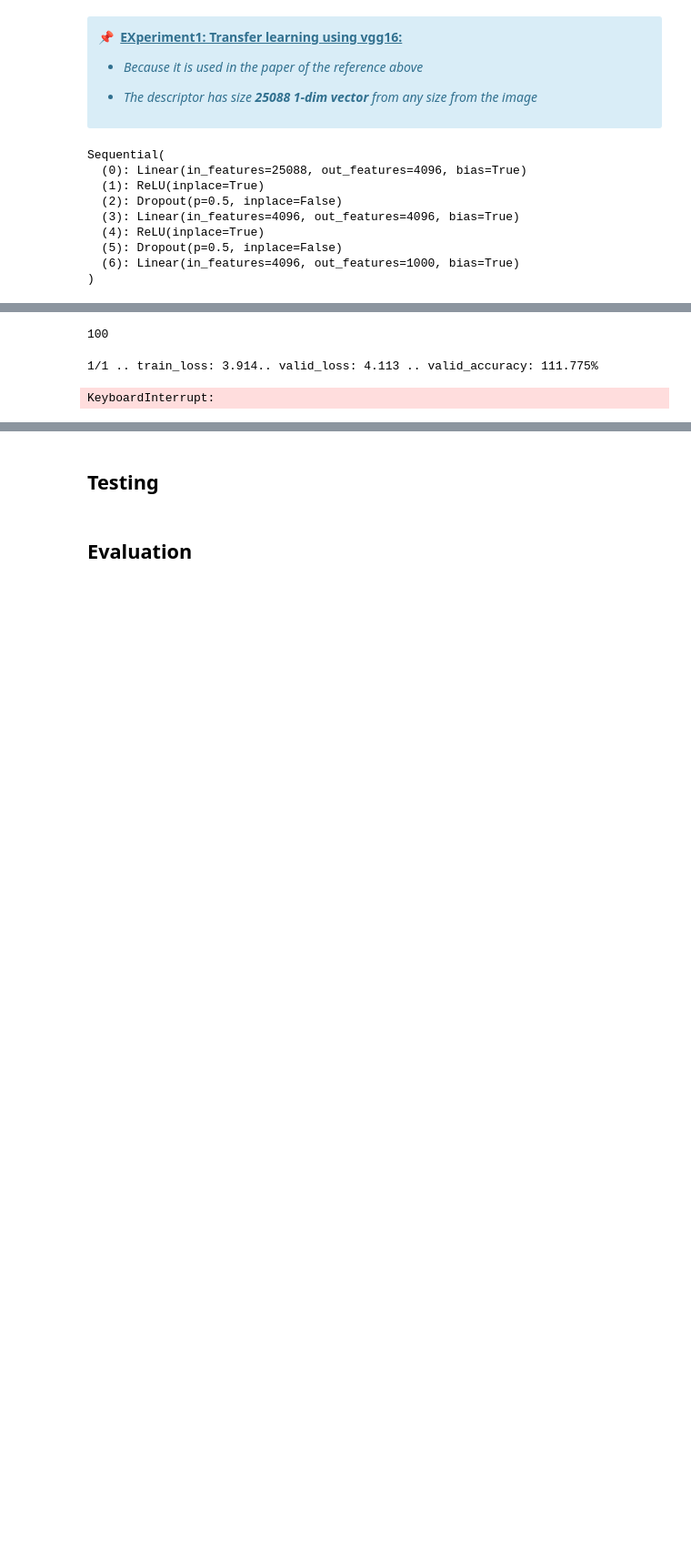
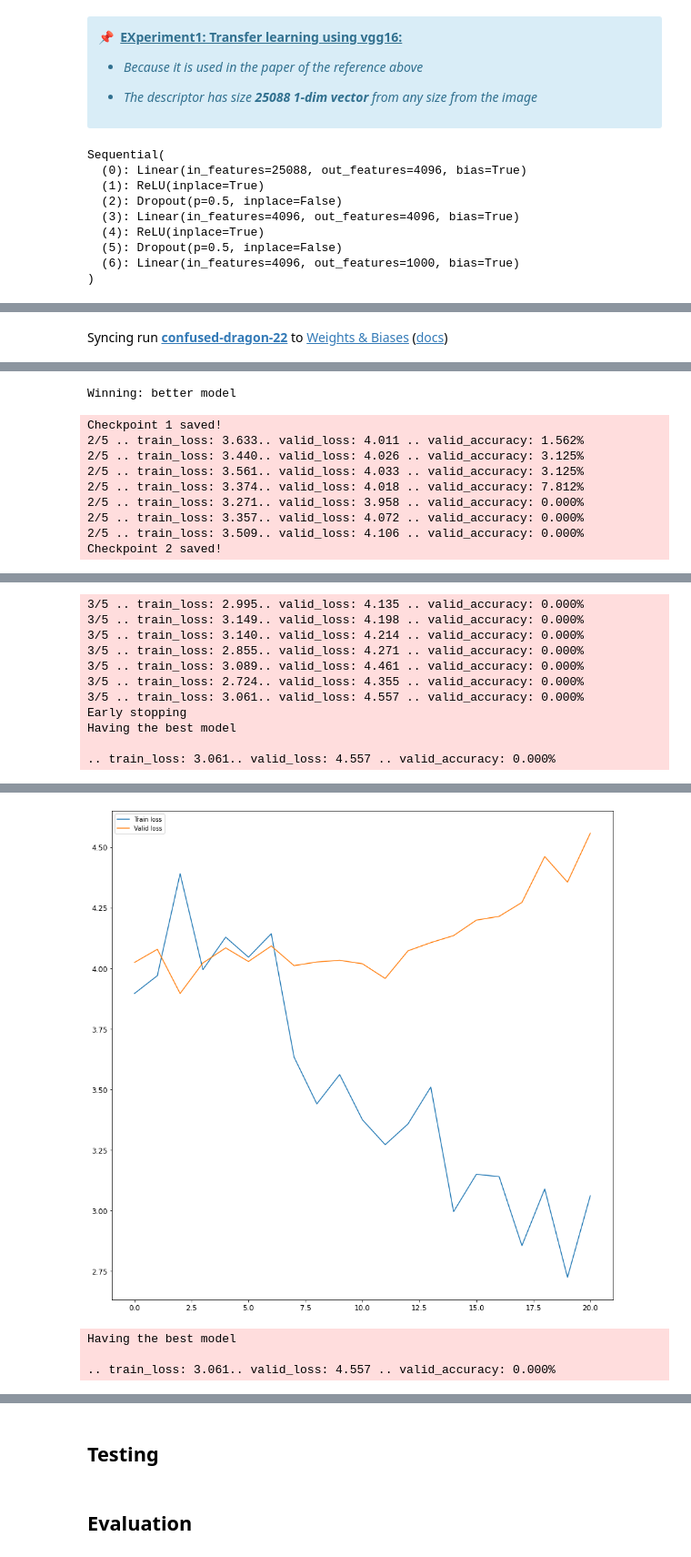
Before and after one commit to WikiGenius/clothing_classifier, a Jupyter notebook: clothing_classifier.ipynb, the cells around one changed output, grey strips where cells are left out. Shown: that part at 91% size. Drawn from its saved outputs; the diff is of its cells as text; code cells hidden in the pictures; blank space fills up the shorter version.

```diff
--- a/clothing_classifier.ipynb
+++ b/clothing_classifier.ipynb
@@ -377,7 +415,10 @@ class Network(nn.Module):
         return x
 # %%
 # define netwrok
-classifier = Network(input_size=25088, output_size=N_CLASSES, hidden_sizes=[64])
+HEADEN_SIZES = [64]
+DROPOUT = 0.2
+classifier = Network(input_size=25088, output_size=N_CLASSES,
+                     hidden_sizes=HEADEN_SIZES, dropout_p=DROPOUT)
 # transfer learning
 model.classifier = classifier
 # Configure optimizer
@@ -554,6 +428,19 @@ def train(model, optimizer, criterion, trainloader, validloader, epochs=5, print
-# %%
-train_loss, valid_loss, valid_accuracy = train(model, optimizer, criterion, dataloaders['train'], dataloaders['val'], epochs = EPOCHS)
-# %% [output]
-100
-1/1 .. train_loss: 3.914.. valid_loss: 4.113 .. valid_accuracy: 111.775%
-KeyboardInterrupt:
+# %%
+# Save the checkpoint
+checkpoint_dict = {}
+checkpoint_dict['input_size'] = 25088
+checkpoint_dict['output_size'] = N_CLASSES
+checkpoint_dict['hidden_sizes'] = HEADEN_SIZES
+checkpoint_dict['dropout_p'] = DROPOUT
+checkpoint_dict['optimzier_state_dict'] = optimizer.state_dict()
+checkpoint_dict['class_to_idx'] = image_datasets['train'].class_names
+checkpoint_dict['arch'] = 'vgg16'
+checkpoint_dict['criterion'] = criterion
+# %%
+mpl.rcParams['figure.figsize'] = 15, 15
+# %%
+cloth_utility_exp1 = Net_Utility(model, checkpoint_dict, optimizer, criterion, data_loaders, image_datasets, IMAGE_SIZE, delay=DELAY_EPOCHS_EARLY_STOPPING,  n_classes=N_CLASSES,
+                                 save_checkpoint=True, is_train=IS_TRAIN, type_load_model=TYPE_LOAD_MODEL, epochs=EPOCHS, batch_size=BATCH_SIZE, learning_rate=LEARNING_RATE, print_every=PRINT_EVERY, debug=DEBUG)
+# %%
+cloth_utility_exp1.train_model()
+# %% [output]
@@ -559,0 +455 @@ KeyboardInterrupt:
+Syncing run confused-dragon-22 to Weights & Biases (docs)
@@ -559,0 +473,10 @@ KeyboardInterrupt:
+Winning: better model
+Checkpoint 1 saved!
+2/5 .. train_loss: 3.633.. valid_loss: 4.011 .. valid_accuracy: 1.562%
+2/5 .. train_loss: 3.440.. valid_loss: 4.026 .. valid_accuracy: 3.125%
+2/5 .. train_loss: 3.561.. valid_loss: 4.033 .. valid_accuracy: 3.125%
+2/5 .. train_loss: 3.374.. valid_loss: 4.018 .. valid_accuracy: 7.812%
+2/5 .. train_loss: 3.271.. valid_loss: 3.958 .. valid_accuracy: 0.000%
+2/5 .. train_loss: 3.357.. valid_loss: 4.072 .. valid_accuracy: 0.000%
+2/5 .. train_loss: 3.509.. valid_loss: 4.106 .. valid_accuracy: 0.000%
+Checkpoint 2 saved!
@@ -559,0 +484,11 @@ KeyboardInterrupt:
+3/5 .. train_loss: 2.995.. valid_loss: 4.135 .. valid_accuracy: 0.000%
+3/5 .. train_loss: 3.149.. valid_loss: 4.198 .. valid_accuracy: 0.000%
+3/5 .. train_loss: 3.140.. valid_loss: 4.214 .. valid_accuracy: 0.000%
+3/5 .. train_loss: 2.855.. valid_loss: 4.271 .. valid_accuracy: 0.000%
+3/5 .. train_loss: 3.089.. valid_loss: 4.461 .. valid_accuracy: 0.000%
+3/5 .. train_loss: 2.724.. valid_loss: 4.355 .. valid_accuracy: 0.000%
+3/5 .. train_loss: 3.061.. valid_loss: 4.557 .. valid_accuracy: 0.000%
+Early stopping
+Having the best model
+
+.. train_loss: 3.061.. valid_loss: 4.557 .. valid_accuracy: 0.000%
@@ -559,0 +496,4 @@ KeyboardInterrupt:
+[figure, added]
+Having the best model
+
+.. train_loss: 3.061.. valid_loss: 4.557 .. valid_accuracy: 0.000%
```
Also changed, not shown: parts of 29 cells of this notebook, 11 other files.
